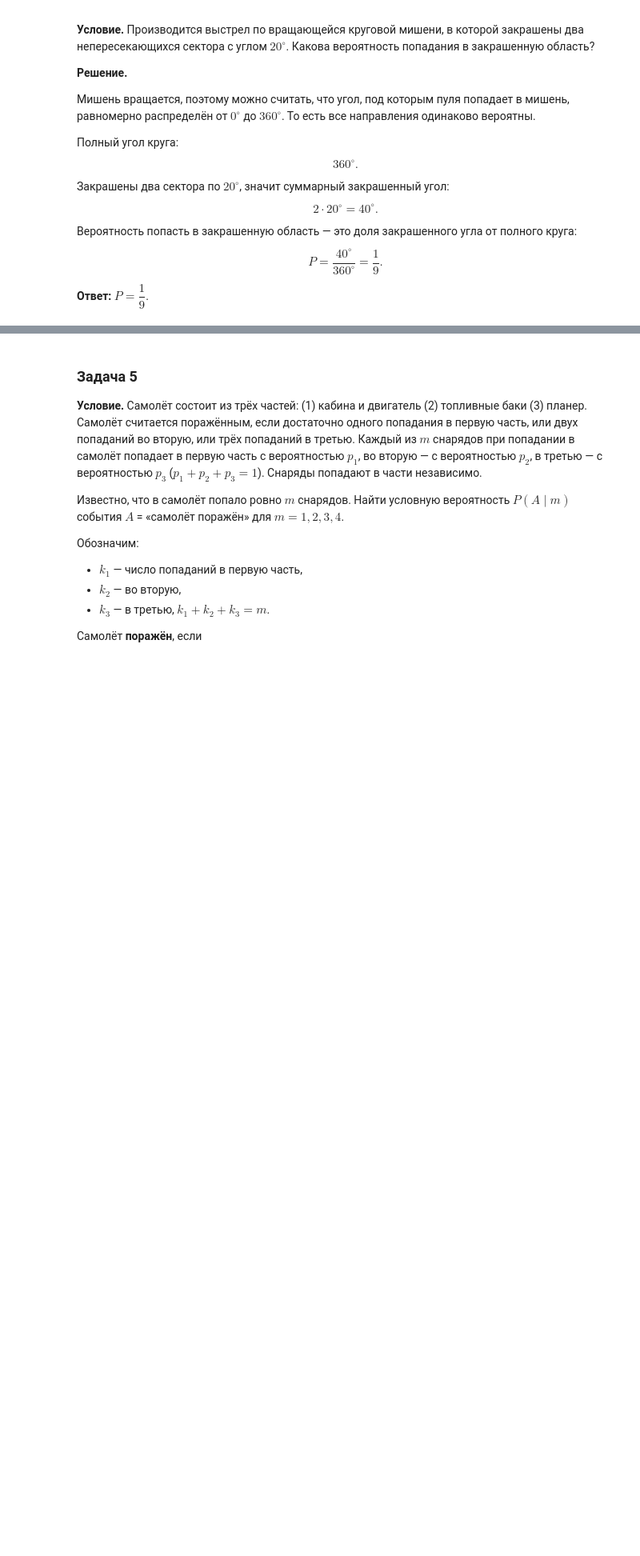
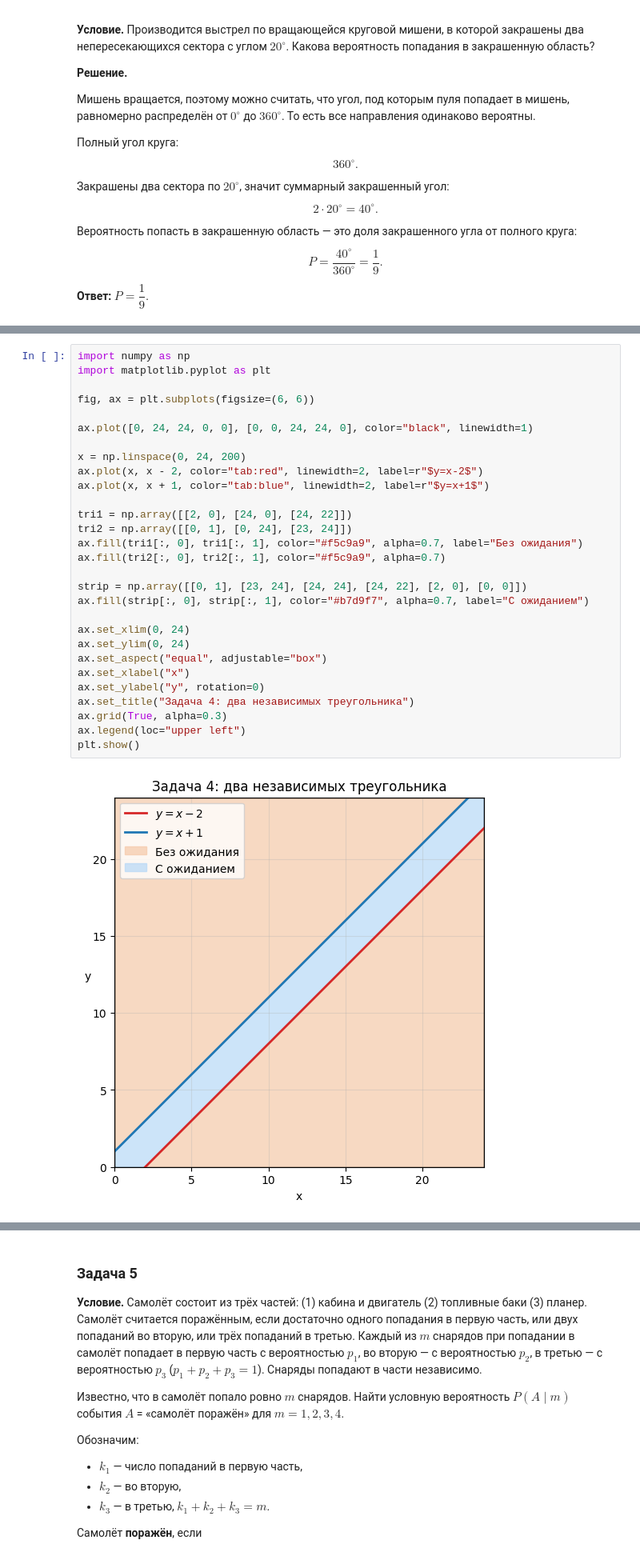
Before and after one commit to potyomin/Yadro-statistics-and-ml-labs, a Jupyter notebook: LW1/LW_1.ipynb, the cells around one changed output, grey strips where cells are left out. Shown at 80% size. Saved outputs shown, nothing was run; the diff lists cells and outputs as text; blank space fills up the shorter version.

```diff
--- a/LW1/LW_1.ipynb
+++ b/LW1/LW_1.ipynb
@@ -195,0 +181,31 @@ $$
+# %%
+import numpy as np
+import matplotlib.pyplot as plt
+
+fig, ax = plt.subplots(figsize=(6, 6))
+
+ax.plot([0, 24, 24, 0, 0], [0, 0, 24, 24, 0], color="black", linewidth=1)
+
+x = np.linspace(0, 24, 200)
+ax.plot(x, x - 2, color="tab:red", linewidth=2, label=r"$y=x-2$")
+ax.plot(x, x + 1, color="tab:blue", linewidth=2, label=r"$y=x+1$")
+
+tri1 = np.array([[2, 0], [24, 0], [24, 22]])
+tri2 = np.array([[0, 1], [0, 24], [23, 24]])
+ax.fill(tri1[:, 0], tri1[:, 1], color="#f5c9a9", alpha=0.7, label="Без ожидания")
+ax.fill(tri2[:, 0], tri2[:, 1], color="#f5c9a9", alpha=0.7)
+
+strip = np.array([[0, 1], [23, 24], [24, 24], [24, 22], [2, 0], [0, 0]])
+ax.fill(strip[:, 0], strip[:, 1], color="#b7d9f7", alpha=0.7, label="С ожиданием")
+
+ax.set_xlim(0, 24)
+ax.set_ylim(0, 24)
+ax.set_aspect("equal", adjustable="box")
+ax.set_xlabel("x")
+ax.set_ylabel("y", rotation=0)
+ax.set_title("Задача 4: два независимых треугольника")
+ax.grid(True, alpha=0.3)
+ax.legend(loc="upper left")
+plt.show()
+# %% [output]
+[figure, added]
```
Also changed, not shown: parts of 2 cells of this notebook.
